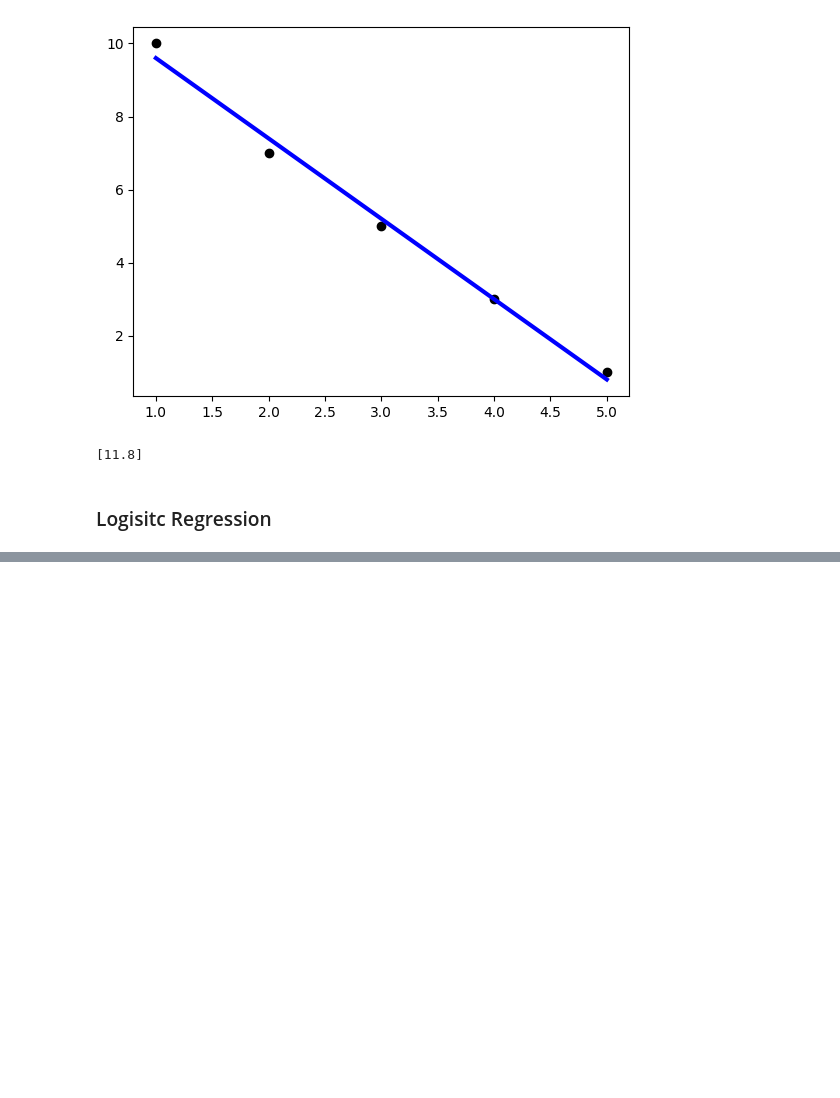
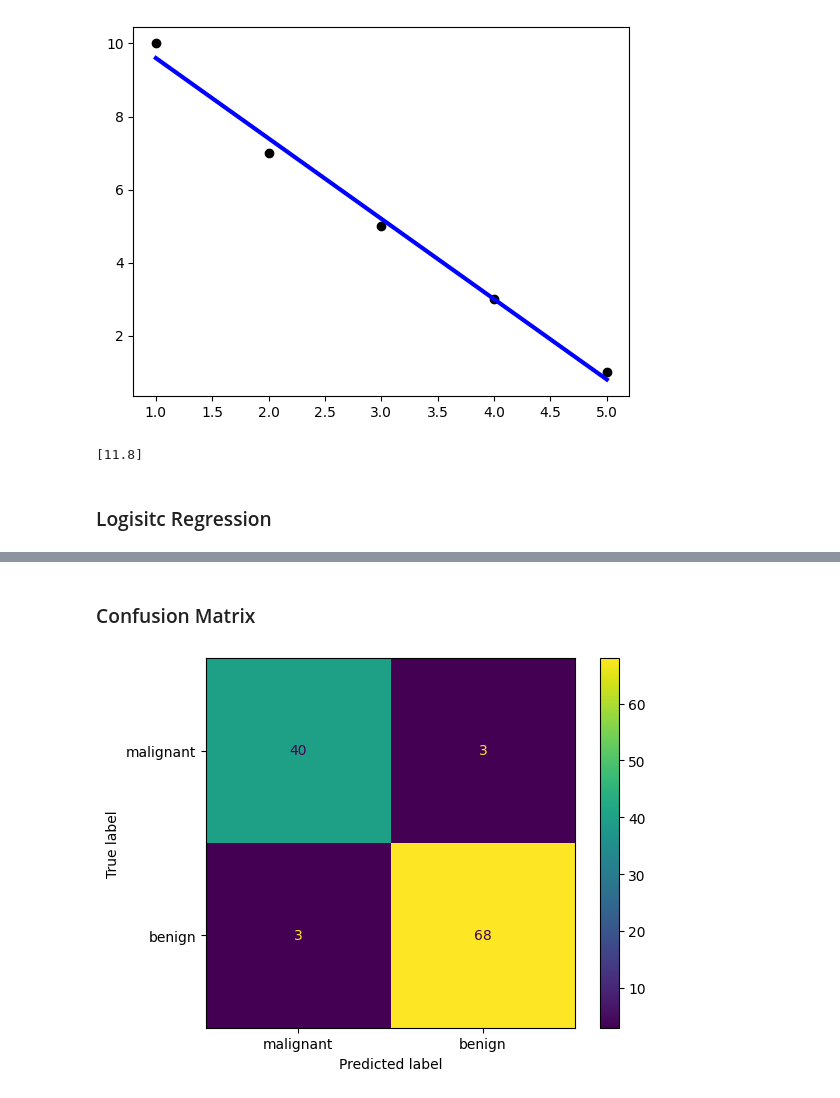
Before and after one commit to rootdrew27/workshop, a Jupyter notebook: Intro_to_ML.ipynb, the cells around one changed output, grey strips where cells are left out. Drawn from its saved outputs; the diff is of its cells as text; code cells hidden in the pictures; blank space fills up the shorter version.

```diff
--- a/Intro_to_ML.ipynb
+++ b/Intro_to_ML.ipynb
@@ -195,0 +324,11 @@ from sklearn.linear_model import LogisticRegression
+# %%
+# try it with a bigger max_depth
+
+dt = DecisionTreeClassifier(max_depth=5, random_state=42)
+
+# Fit on the training Data
+dt.fit(X_train, y_train)
+
+# Predict on the testing data
+y_pred = dt.predict(X_test)
+print(y_pred)
@@ -195,0 +424,2 @@ from sklearn.linear_model import LogisticRegression
+# %% [markdown]
+### Confusion Matrix
@@ -195,0 +428,11 @@ from sklearn.linear_model import LogisticRegression
+# %%
+# Evaluating with Confusion Matrix
+
+c_matrix = confusion_matrix(y_test, y_pred)
+
+cm_display = ConfusionMatrixDisplay(confusion_matrix = c_matrix, display_labels = ['malignant', 'benign'])
+
+cm_display.plot()
+plt.show()
+# %% [output]
+[figure, added]
```
Also changed, not shown: parts of 43 cells of this notebook, 2 other files.
